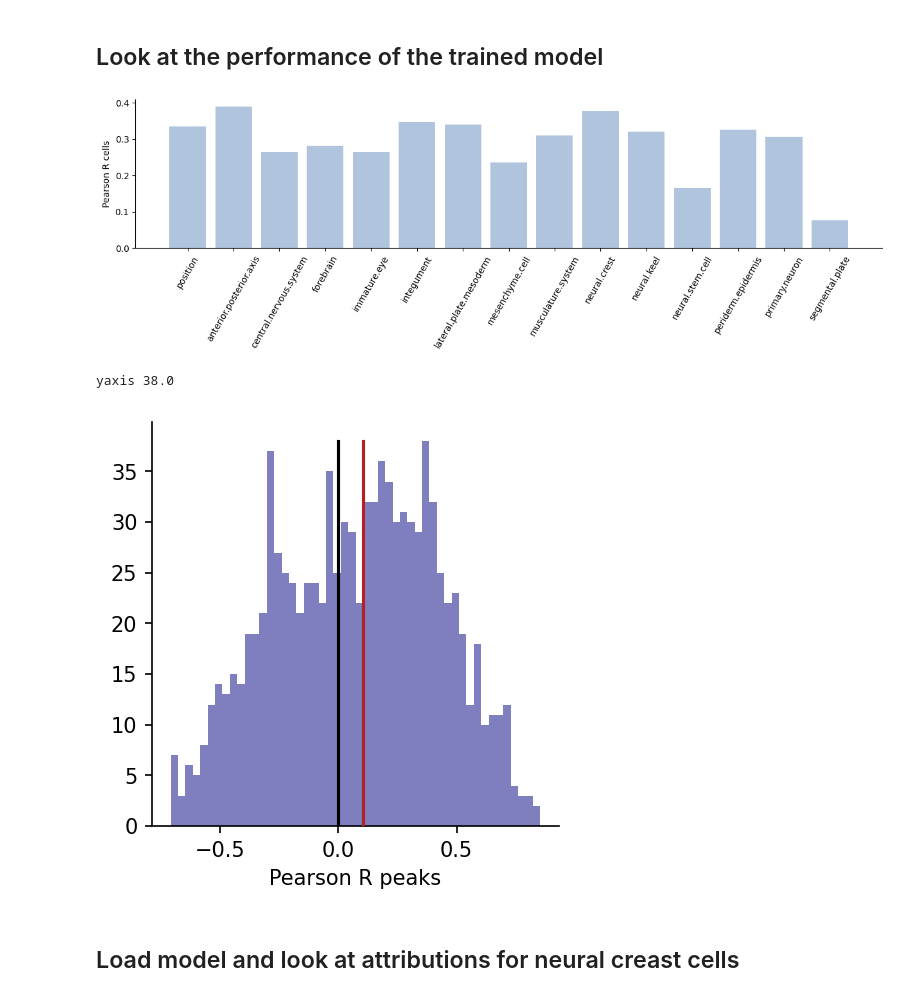
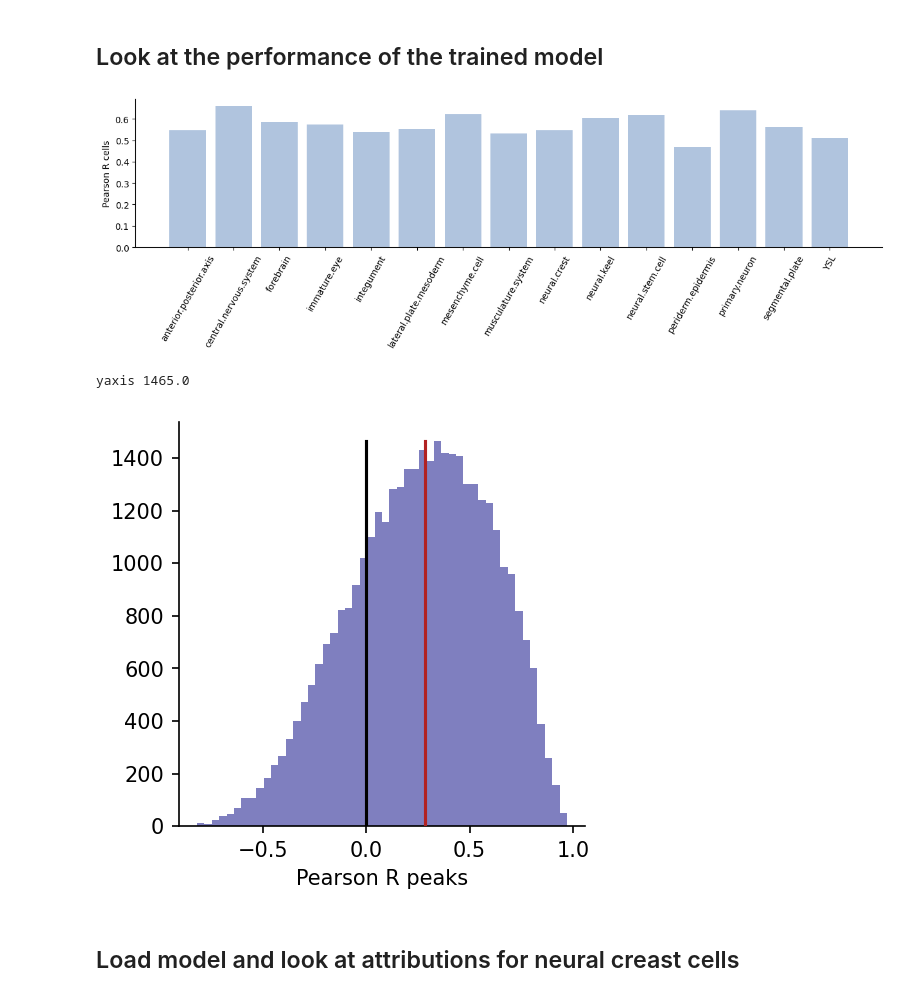
Before and after one commit to sasselab/DRG, a Jupyter notebook: examples/DRGpipeline.ipynb, the cells around one changed output. Drawn from its saved outputs; the diff is of its cells as text; code cells hidden in the pictures.

```diff
--- a/examples/DRGpipeline.ipynb
+++ b/examples/DRGpipeline.ipynb
@@ -387,30 +374,31 @@ import numpy as np
 import matplotlib.pyplot as plt
 # Load the correlation data
 output_path = os.path.expanduser('~/CZS/Projects/ZebraFishDevelopment/Models/')
-model_stem = 'psd.bulk.zfish_atac.10hpf.lg1x.qnonoh-cv10-0_MSEk300l19FfGELUmax2vlCosssft51_dc1i1d1-2-4-8-16s1l7r1_tc5dNoned1s1r1l7ma2nfc2s512fdo0.1tr5.1e-06SGD0.9bs128-F'
+model_stem = 'psd.bulk.zfish_atac.10hpf.lg1x.qnonohrcomp-cv10-0_MSEk300l19FfGELUmax2rcTvlCosssft51_dc5i1d1-2-4-8-16s1l7r1_tc5dNoned1s1r1l7ma2nfc2s512cbnoTfdo0.1tr5e-06SGD0.9bs128-F'
 trackcorr = os.path.join(output_path, model_stem) + '_clss_corr_tcl0.txt'
 corrvalues = np.genfromtxt(trackcorr, dtype = str)
 #print(corrvalues)
 ax = _bar_plot(1.-corrvalues[:,1].astype(float), ylabel = 'Pearson R cells', horizontal = False, xticklabels = corrvalues[:,0], rotation = 60)
 plt.show()
 # %% [output]
-[figure, old version]
+[figure, new version]
 # %%
 from drg_tools.plotlib import plotHist
 import os
 import numpy as np
 import matplotlib.pyplot as plt
 
 # Load the correlation data
 output_path = os.path.expanduser('~/CZS/Projects/ZebraFishDevelopment/Models/')
-model_stem = 'psd.bulk.zfish_atac.10hpf.lg1x.qnonoh-cv10-0_MSEk300l19FfGELUmax2vlCosssft51_dc1i1d1-2-4-8-16s1l7r1_tc5dNoned1s1r1l7ma2nfc2s512fdo0.1tr5.1e-06SGD0.9bs128-F'
+model_stem = 'psd.bulk.zfish_atac.10hpf.lg1x.qnonohrcomp-cv10-0_MSEk300l19FfGELUmax2rcTvlCosssft51_dc5i1d1-2-4-8-16s1l7r1_tc5dNoned1s1r1l7ma2nfc2s512cbnoTfdo0.1tr5e-06SGD0.9bs128-F'
+
 peakcorr = os.path.join(output_path, model_stem) + '_pnt_corr_tcl0.txt'
 corrvalues = np.genfromtxt(peakcorr, dtype = str)
 ax = plotHist(1.-corrvalues[:,1].astype(float), add_median = True, add_yaxis= True, xlabel = 'Pearson R peaks', bins = 50)
 plt.show()
 # %% [output]
-yaxis 38.0
+yaxis 1465.0
-[figure, old version]
+[figure, new version]
 # %% [markdown]
 ## Load model and look at attributions for neural creast cells
 # %%
```
Also changed, not shown: parts of 14 cells of this notebook, 3 other files.
